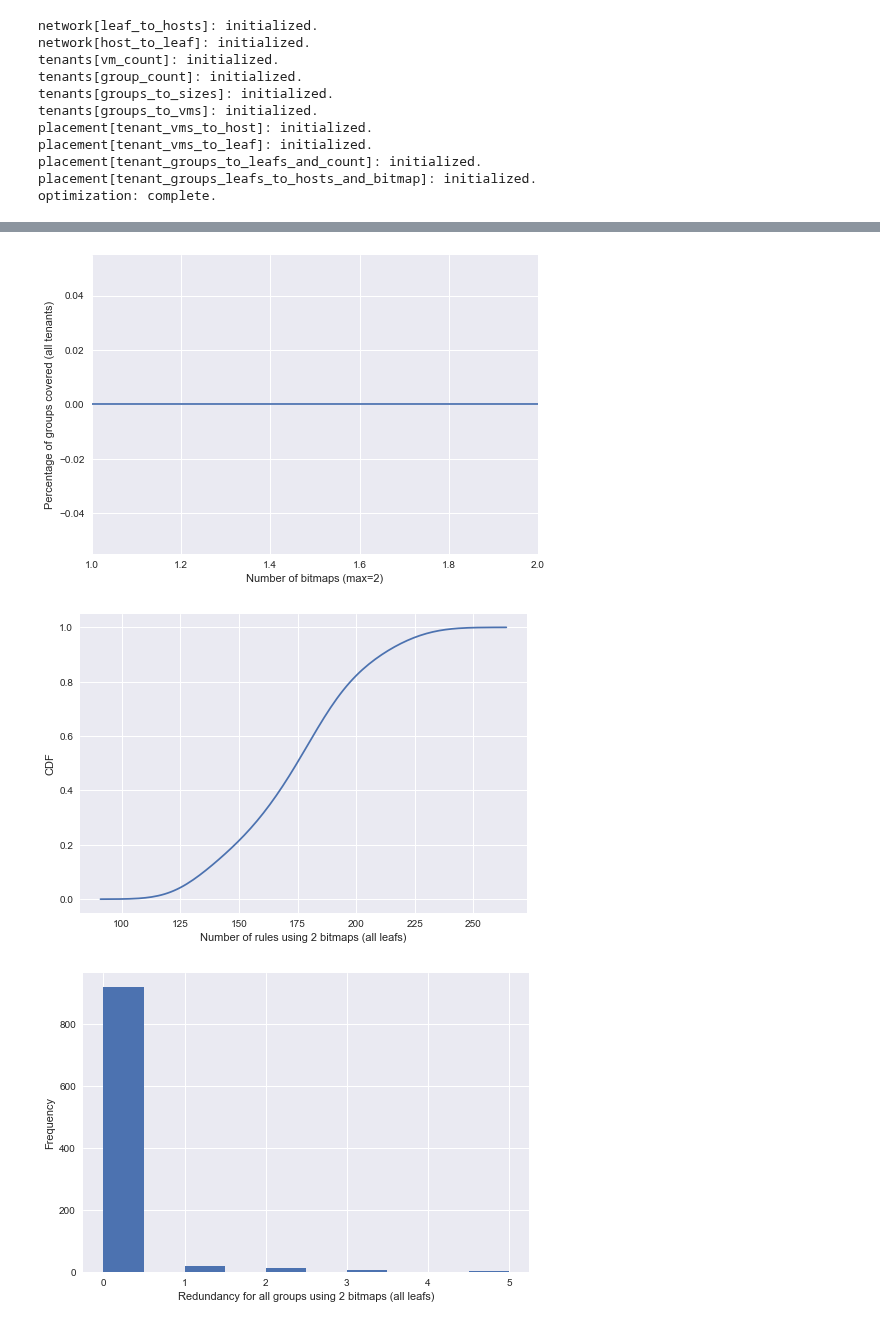
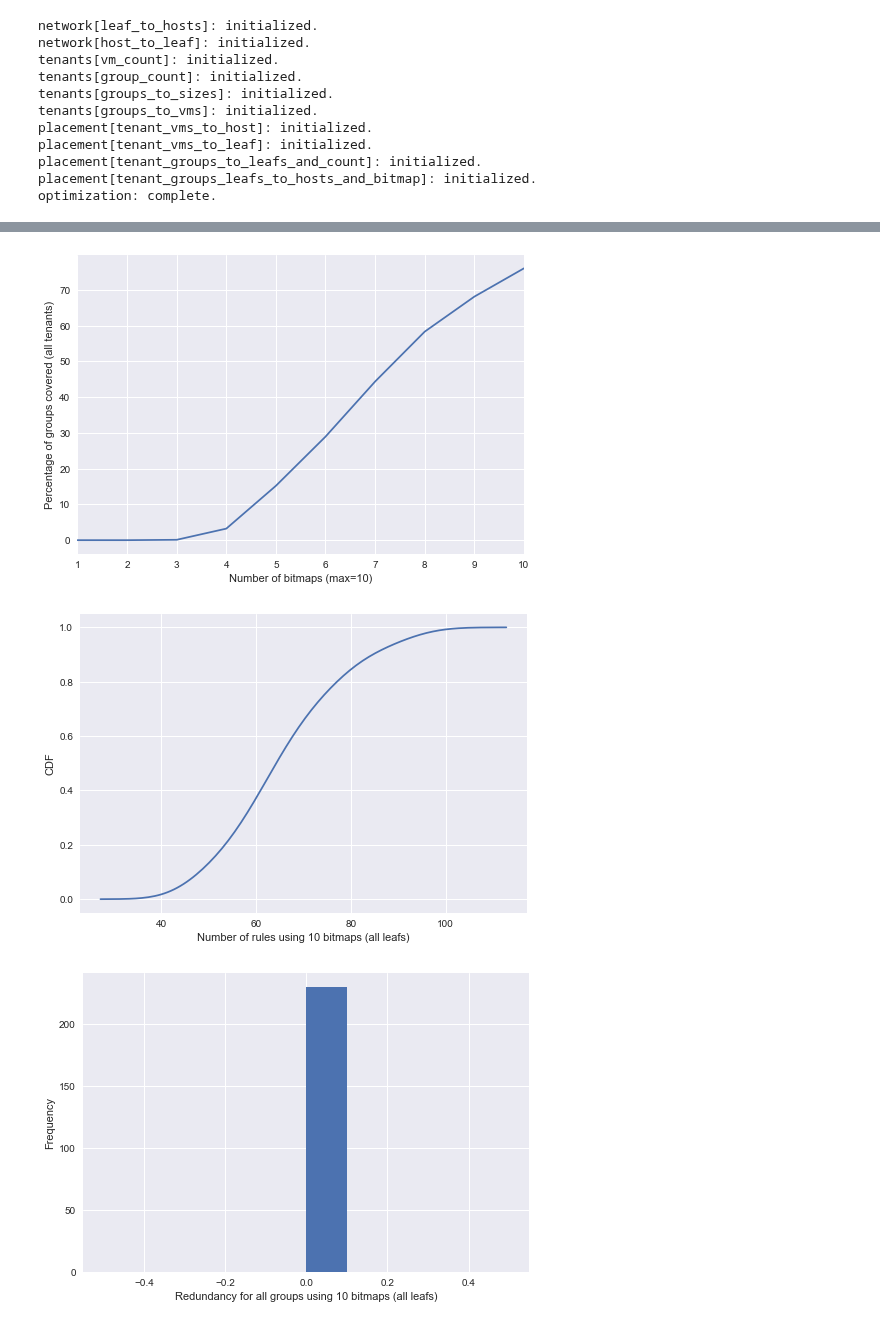
Before and after one commit to Elmo-MCast/numerical-evals, a Jupyter notebook: temp.ipynb, the cells around one changed output, grey strips where cells are left out. Saved outputs shown, nothing was run; the diff lists cells and outputs as text; code cells hidden in the pictures.

```diff
--- a/temp.ipynb
+++ b/temp.ipynb
@@ -27,10 +27,11 @@ cloud = Cloud(num_leafs=48,
               num_groups=1000,
               min_group_size=5,
               group_size_dist='uniform',
-              placement_dist='uniform',
+              placement_dist='colocate',
+              colocate_num_hosts_per_leaf=20,
               num_bitmaps=10,
               generate_bitmaps=True,
-              post_process=True)
+              post_process=False)
 # %% [output]
 network[leaf_to_hosts]: initialized.
 network[host_to_leaf]: initialized.
@@ -77,14 +67,14 @@ plot.cdf_leafs_for_all_tenants()
 # %%
 plot.cdf_groups_covered_with_varying_bitmaps()
 # %% [output]
-[figure, old version]
+[figure, new version]
 # %%
 plot.cdf_rules_for_all_leafs()
 # %% [output]
-[figure, old version]
+[figure, new version]
 # %%
 # plot.cdf_redundancy_for_all_tenants()
 # %%
-plot.hist_redundancy_for_all_tenants()
+plot.hist_redundancy_for_all_groups_in_all_tenants()
 # %% [output]
-[figure, old version]
+[figure, new version]
```
Also changed, not shown: parts of 9 cells of this notebook, 17 other files.
